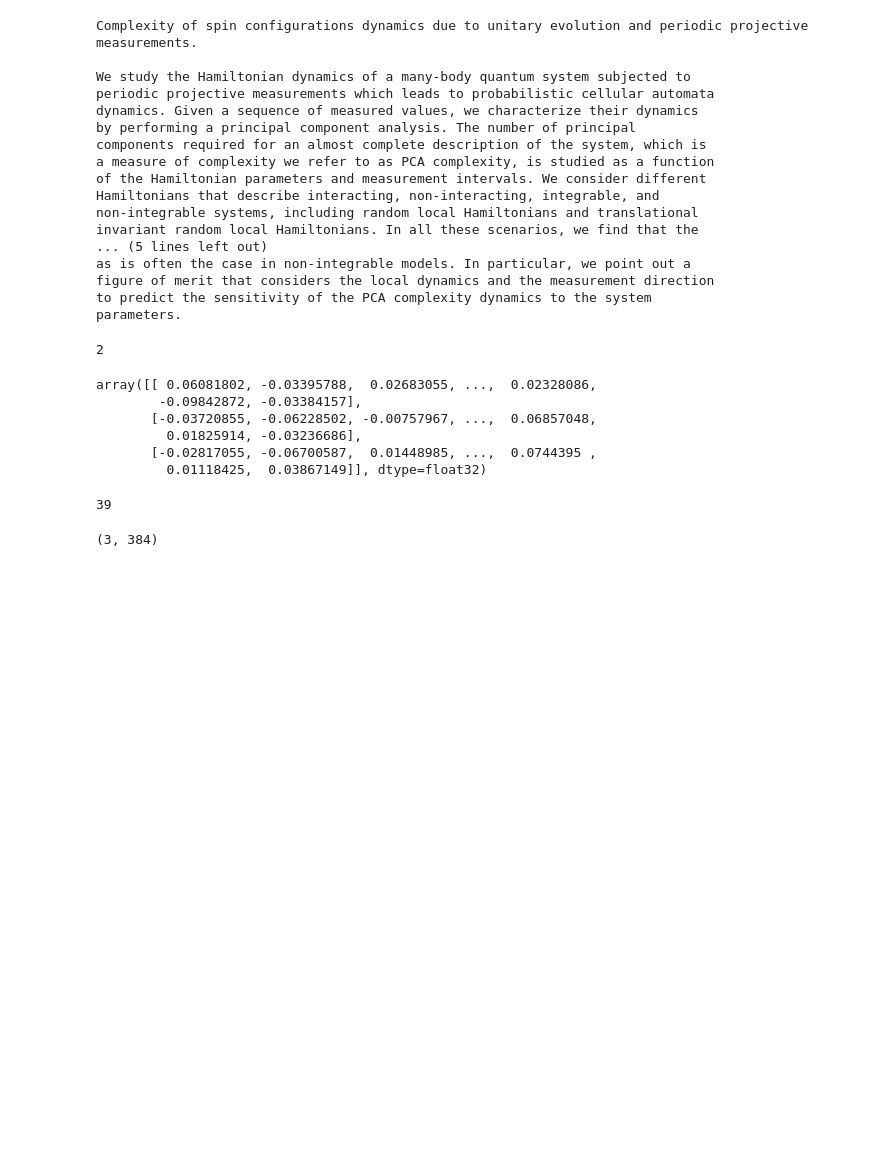
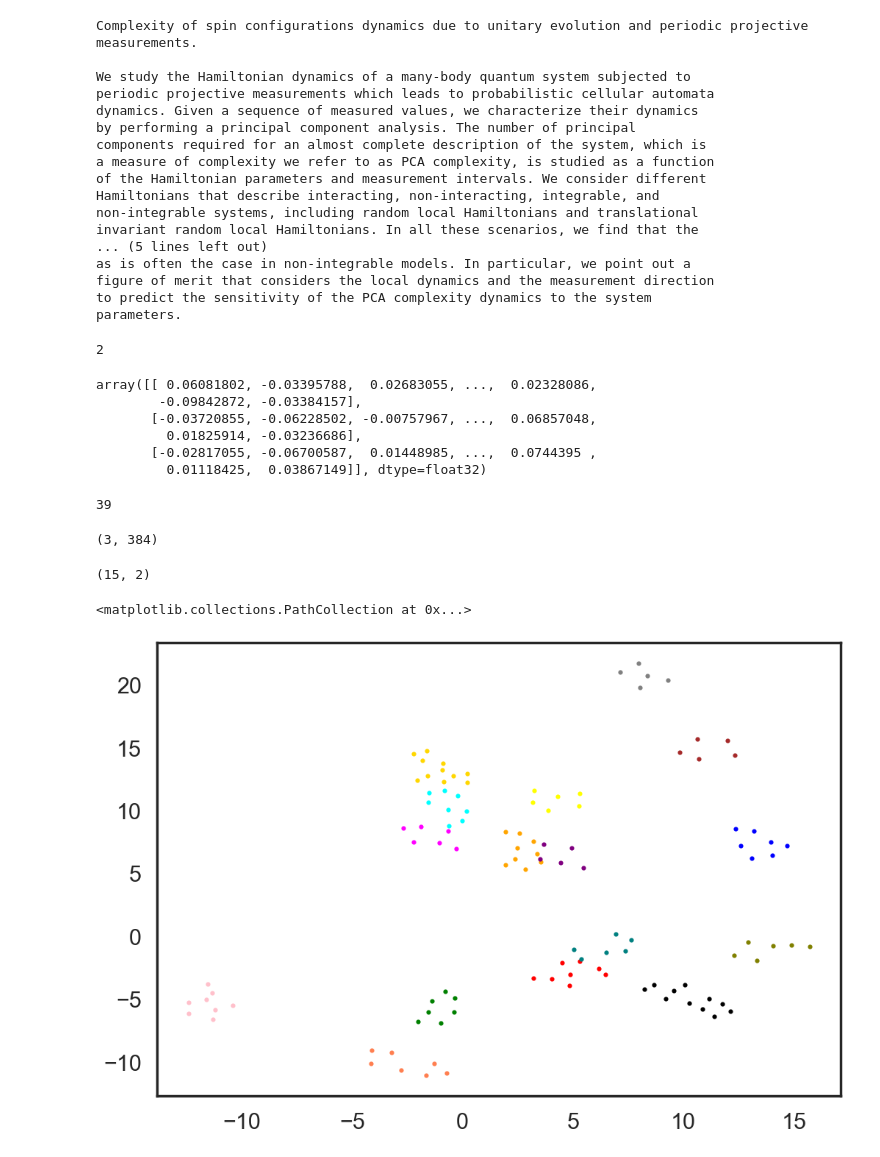
Before and after one commit to marinadominguez/Clustering-Archive, a Jupyter notebook: clustering.ipynb, the cells around one changed output. Saved outputs shown, nothing was run; the diff lists cells and outputs as text; code cells hidden in the pictures; blank space fills up the shorter version.

Commit message:
Draw scatterplot

```diff
--- a/clustering.ipynb
+++ b/clustering.ipynb
@@ -216,3 +216,33 @@ for i in range(len(embeddings)):
 # %%
 reducer = umap.UMAP(n_neighbors=4, init='random', n_components=2)
 umap_embeddings=list(map(lambda x:reducer.fit_transform(x), embeddings))
+# %%
+# check umap embeddings
+index = np.argmax([embedding.shape[0] for embedding in umap_embeddings])
+umap_embeddings[index].shape
+# %% [output]
+(15, 2)
+# %%
+# plot the umap embeddings
+import matplotlib.pyplot as plt
+
+plt.figure(figsize=(12,8))
+plt.scatter(umap_embeddings[0][:,0], umap_embeddings[0][:,1], s=6, c='blue')
+plt.scatter(umap_embeddings[1][:,0], umap_embeddings[1][:,1], s=6, c='red')
+plt.scatter(umap_embeddings[2][:,0], umap_embeddings[2][:,1], s=6, c='green')
+plt.scatter(umap_embeddings[3][:,0], umap_embeddings[3][:,1], s=6, c='orange')
+plt.scatter(umap_embeddings[4][:,0], umap_embeddings[4][:,1], s=6, c='purple')
+plt.scatter(umap_embeddings[5][:,0], umap_embeddings[5][:,1], s=6, c='yellow')
+plt.scatter(umap_embeddings[6][:,0], umap_embeddings[6][:,1], s=6, c='pink')
+plt.scatter(umap_embeddings[7][:,0], umap_embeddings[7][:,1], s=6, c='brown')
+plt.scatter(umap_embeddings[8][:,0], umap_embeddings[8][:,1], s=6, c='black')
+plt.scatter(umap_embeddings[9][:,0], umap_embeddings[9][:,1], s=6, c='gray')
+plt.scatter(umap_embeddings[10][:,0], umap_embeddings[10][:,1], s=6, c='cyan')
+plt.scatter(umap_embeddings[11][:,0], umap_embeddings[11][:,1], s=6, c='magenta')
+plt.scatter(umap_embeddings[12][:,0], umap_embeddings[12][:,1], s=6, c='olive')
+plt.scatter(umap_embeddings[13][:,0], umap_embeddings[13][:,1], s=6, c='teal')
+plt.scatter(umap_embeddings[14][:,0], umap_embeddings[14][:,1], s=6, c='coral')
+plt.scatter(umap_embeddings[15][:,0], umap_embeddings[15][:,1], s=6, c='gold')
+# %% [output]
+<matplotlib.collections.PathCollection at 0x...>
+[figure, added]
```
